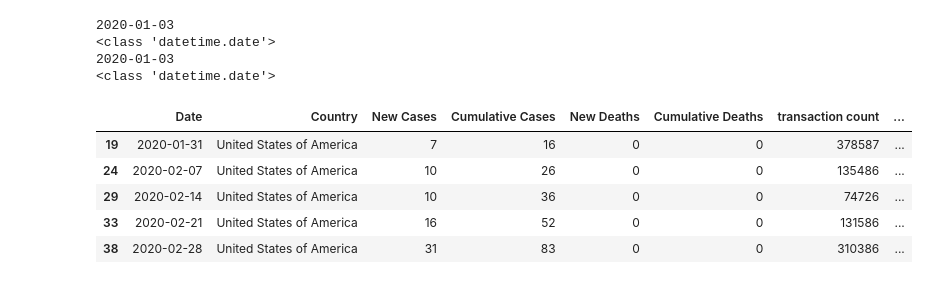
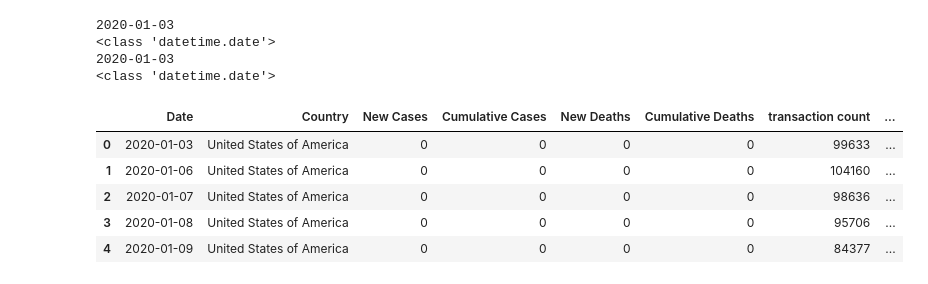
Before and after one commit to lamotteBootcamp/Amazon_profit_analysis_in_Covid_pandemic, a Jupyter notebook: Sam/amazondataclean.ipynb, the cells around one changed output. Drawn from its saved outputs; the diff is of its cells as text; code cells hidden in the pictures.

```diff
--- a/Sam/amazondataclean.ipynb
+++ b/Sam/amazondataclean.ipynb
@@ -88,15 +89,12 @@ print(type(amzn_df.iloc[1,0]))
 # %%
 # merging data on date
 all_dates_df = pd.merge(us_covid_raw_df, amzn_df, how='inner', on='Date')
 # all_dates_df.to_csv('Resources/all_dates_combined.csv')
-
-# getting only dates with new reported cases/deaths
-filtered_df = all_dates_df.loc[all_dates_df["New Cases"] != 0]
-filtered_df.head()
+all_dates_df.head()
 # %% [output]
 |  | Date | Country | New Cases | Cumulative Cases | New Deaths | Cumulative Deaths | transaction count | ... |
-| 19 | 2020-01-31 | United States of America | 7 | 16 | 0 | 0 | 378587 | ... |
-| 24 | 2020-02-07 | United States of America | 10 | 26 | 0 | 0 | 135486 | ... |
-| 29 | 2020-02-14 | United States of America | 10 | 36 | 0 | 0 | 74726 | ... |
-| 33 | 2020-02-21 | United States of America | 16 | 52 | 0 | 0 | 131586 | ... |
-| 38 | 2020-02-28 | United States of America | 31 | 83 | 0 | 0 | 310386 | ... |
+| 0 | 2020-01-03 | United States of America | 0 | 0 | 0 | 0 | 99633 | ... |
+| 1 | 2020-01-06 | United States of America | 0 | 0 | 0 | 0 | 104160 | ... |
+| 2 | 2020-01-07 | United States of America | 0 | 0 | 0 | 0 | 98636 | ... |
+| 3 | 2020-01-08 | United States of America | 0 | 0 | 0 | 0 | 95706 | ... |
+| 4 | 2020-01-09 | United States of America | 0 | 0 | 0 | 0 | 84377 | ... |
```
Also changed, not shown: parts of 6 cells of this notebook.
